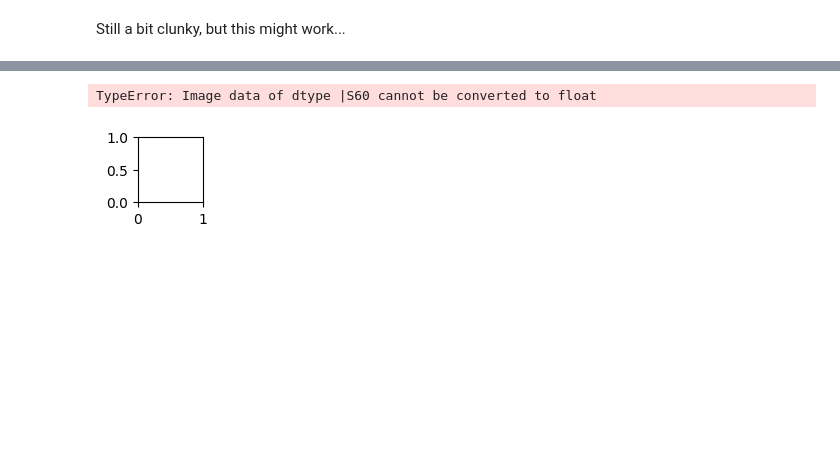
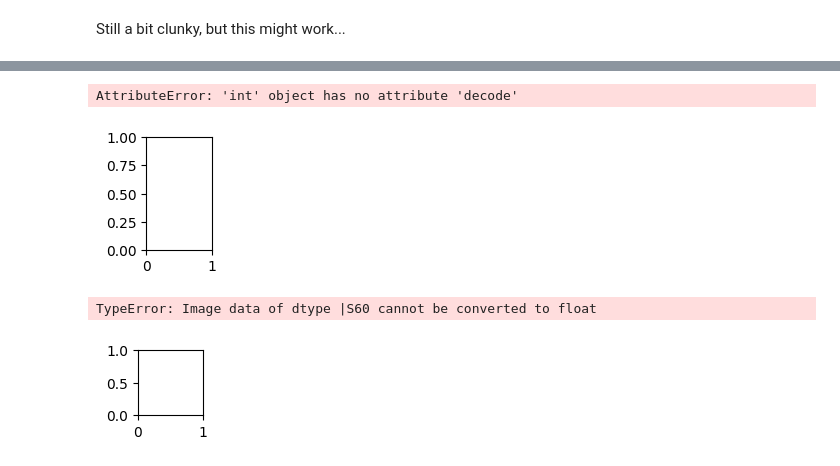
Before and after one commit to flyinacres/dimensionality, a Jupyter notebook: latent-spaces.ipynb, the cells around one changed output, grey strips where cells are left out. Cells and saved outputs as stored; diff of their text form; code cells hidden in the pictures; blank space fills up the shorter version.

```diff
--- a/latent-spaces.ipynb
+++ b/latent-spaces.ipynb
@@ -183,11 +232,17 @@ b'//kaggle/input/fashion-product-images-small/images/39016.jpg'
 # %%
+
+
 plt.figure(figsize=(15, 5))
-for tds in val_ds.take(1):
+for tds in val_ds.take(45).as_numpy_iterator():
     for i in range(45):
       ax = plt.subplot(3, 15, i + 1)
       elem = next(iter(tds))
-      plt.imshow(elem.numpy().astype("float32"))
+      img = cv.imread(elem.decode("utf-8"))
+      plt.imshow(img)
       plt.axis("off")
+# %% [output]
+AttributeError: 'int' object has no attribute 'decode'
+[figure, added]
 # %%
 plt.figure(figsize=(15, 5))
 samples = 1
```
Also changed, not shown: parts of 10 cells of this notebook.
